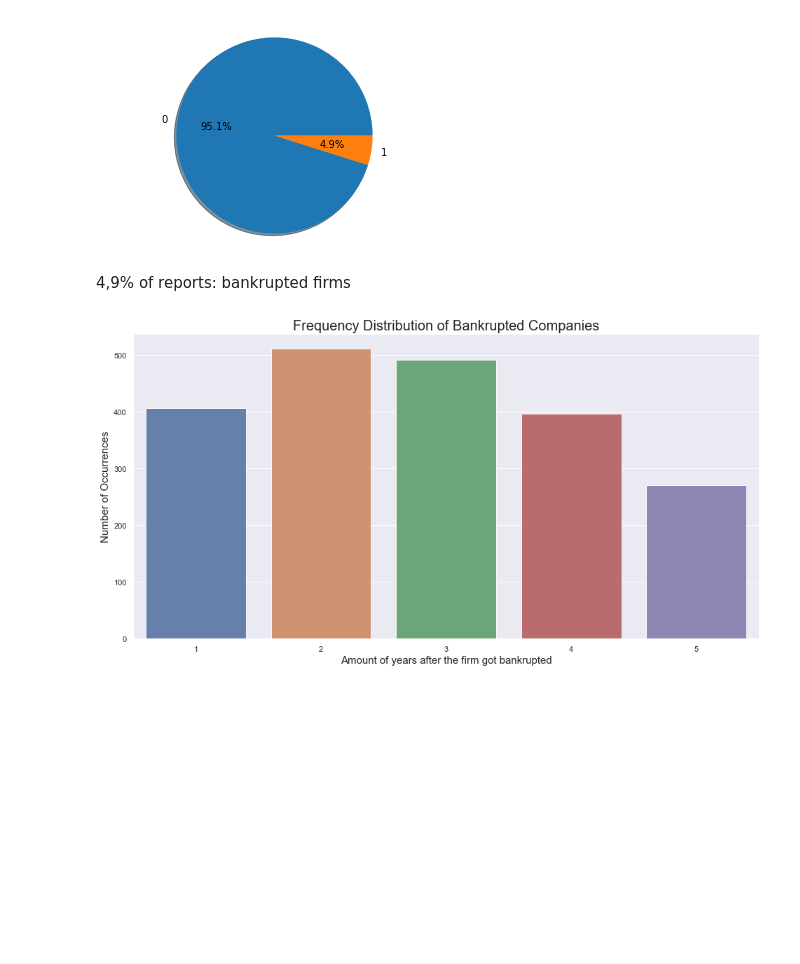
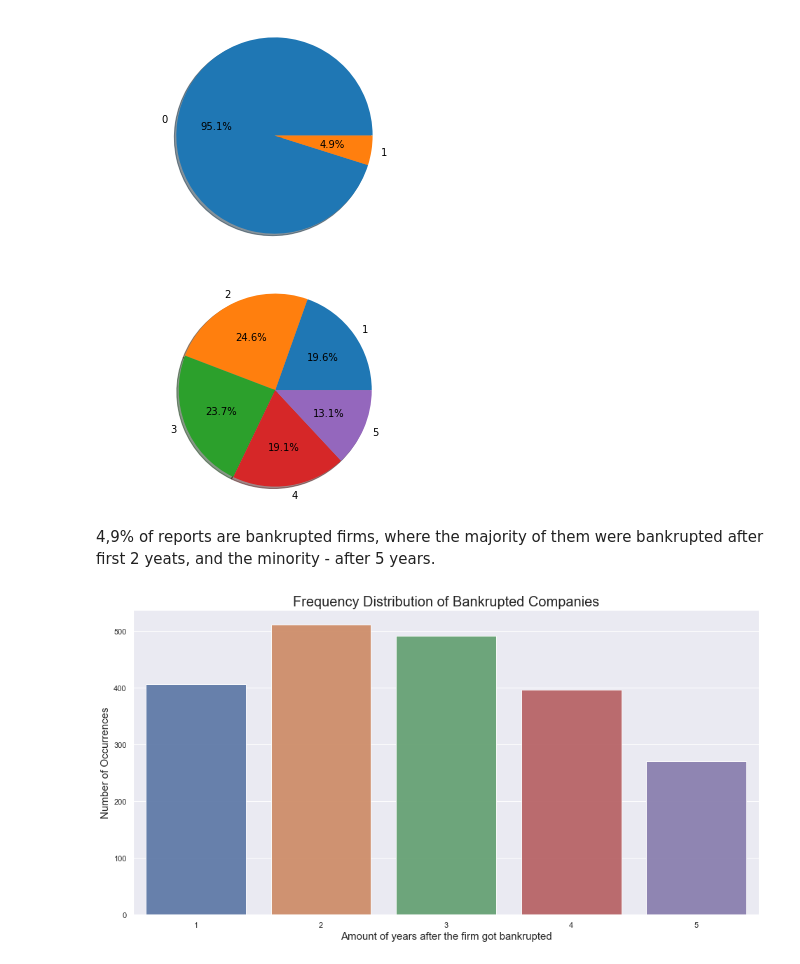
Before and after one commit to vcaramba/companies_bankruptcy_prediction, a Jupyter notebook: jupyter_notebooks/eda_notebook.ipynb, the cells around one changed output. Drawn from its saved outputs; the diff is of its cells as text; code cells hidden in the pictures; blank space fills up the shorter version.

```diff
--- a/jupyter_notebooks/eda_notebook.ipynb
+++ b/jupyter_notebooks/eda_notebook.ipynb
@@ -100,7 +100,7 @@ df.describe()
 | max | 94.280000 | 480.960000 | 28.336000 | 53433.000000 | 1.250100e+06 | 543.250000 | 649.230000 | 53432.000000 | 9742.300000 | 1099.500000 | ... | ... |
 8 rows × 67 columns
 # %%
-def draw_pie_chart(fre):
+def draw_pie_chart(df, fre):
     labels = df[fre].astype('category').cat.categories.tolist()
     counts = df[fre].value_counts()
     sizes = [counts[var_cat] for var_cat in labels]
@@ -113,7 +113,11 @@ draw_pie_chart('class')
 # %% [output]
 [figure]
-# %% [markdown]
-4,9% of reports: bankrupted firms
+# %%
+draw_pie_chart(df[df['bankruptcy_after_years'] > 0], 'bankruptcy_after_years')
+# %% [output]
+[figure, added]
+# %% [markdown]
+4,9% of reports are bankrupted firms, where the majority of them were bankrupted after first 2 yeats, and the minority - after 5 years.
 # %%
 def plot_bankruptcy_classes_distribution():
     plt.figure(figsize=(16, 8))
```
Also changed, not shown: parts of 27 cells of this notebook.
